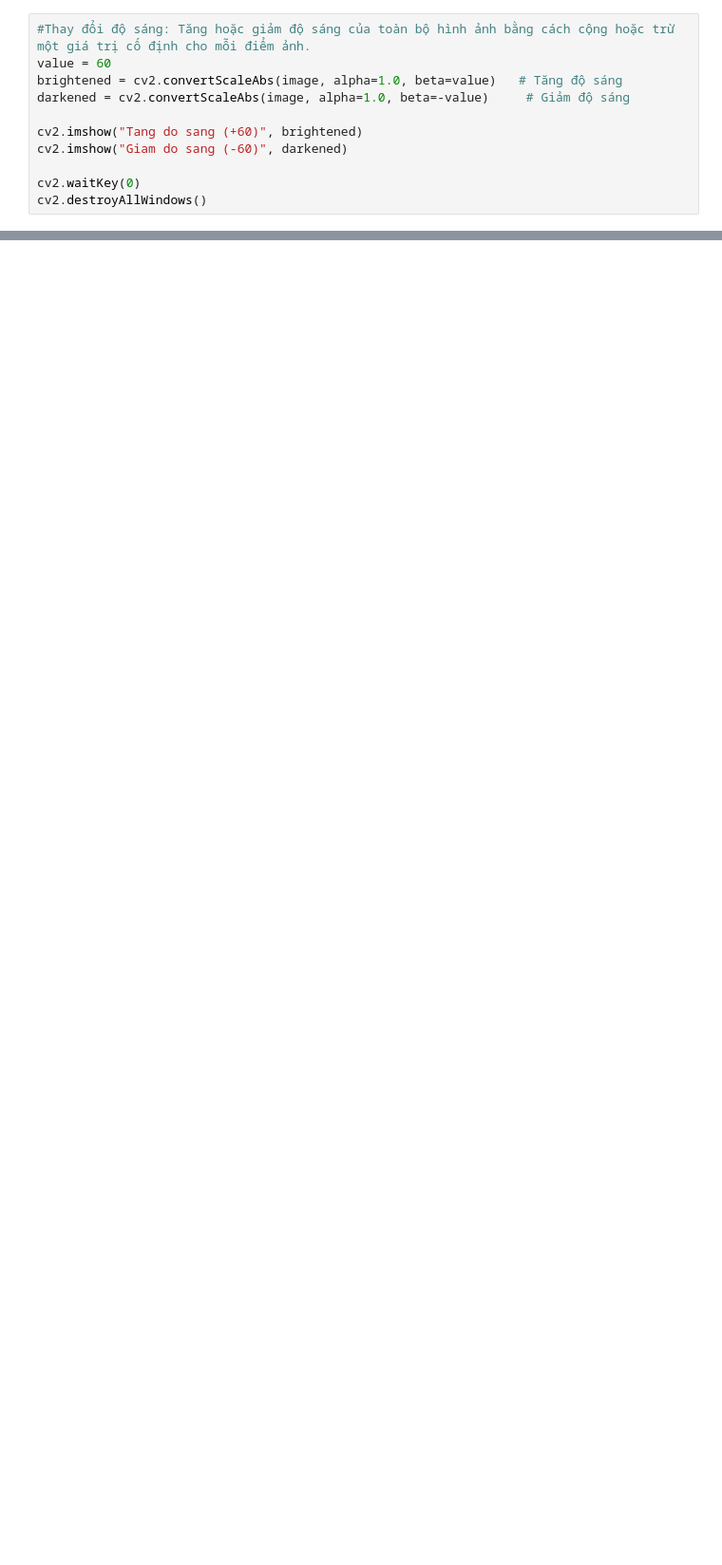
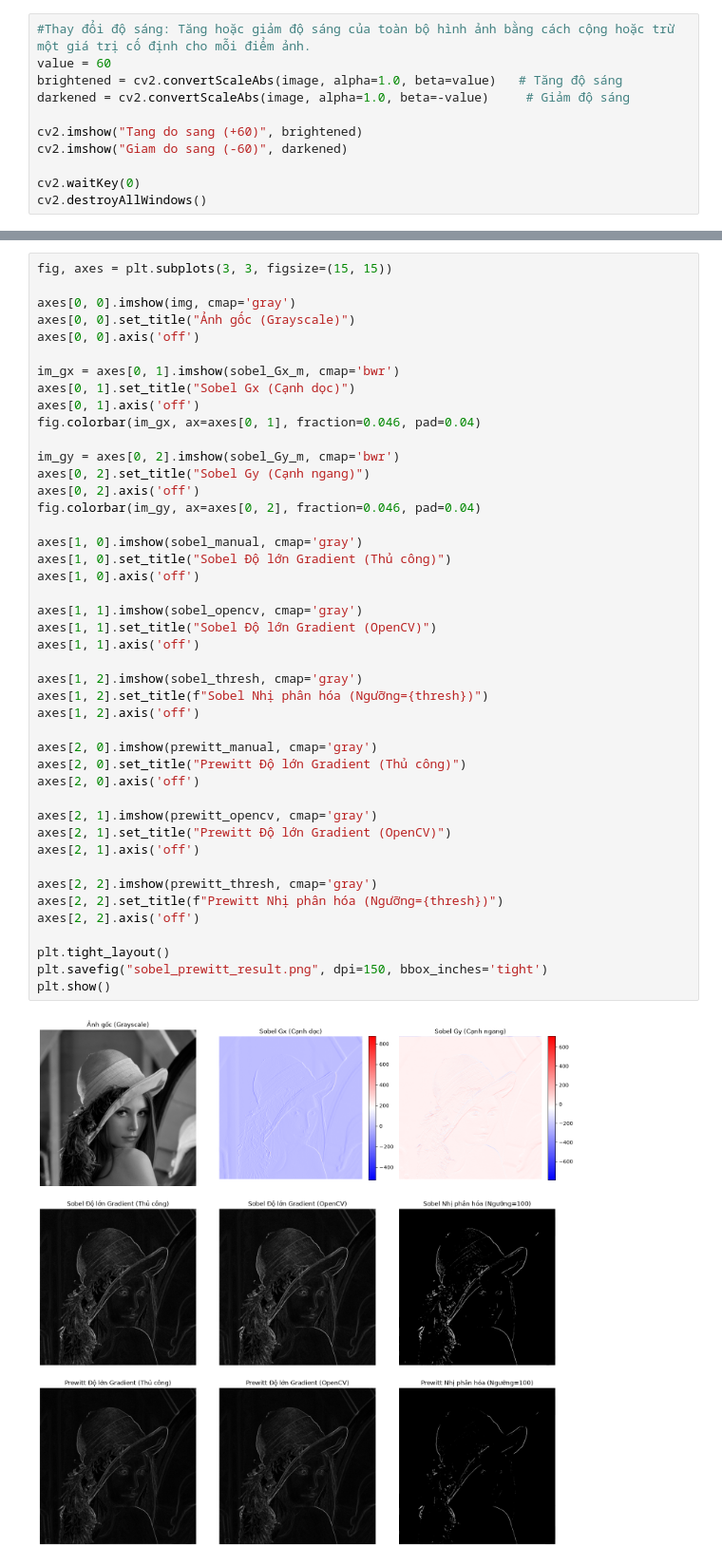
Before and after one commit to NappoLeeShi/computer_vision, a Jupyter notebook: lab2/lab2.ipynb, the cells around one changed output, grey strips where cells are left out. Shown at 95% size. Cells and saved outputs as stored; diff of their text form; blank space fills up the shorter version.

```diff
--- a/lab2/lab2.ipynb
+++ b/lab2/lab2.ipynb
@@ -27,0 +151,46 @@ cv2.destroyAllWindows()
+# %%
+fig, axes = plt.subplots(3, 3, figsize=(15, 15))
+
+axes[0, 0].imshow(img, cmap='gray')
+axes[0, 0].set_title("Ảnh gốc (Grayscale)")
+axes[0, 0].axis('off')
+
+im_gx = axes[0, 1].imshow(sobel_Gx_m, cmap='bwr')
+axes[0, 1].set_title("Sobel Gx (Cạnh dọc)")
+axes[0, 1].axis('off')
+fig.colorbar(im_gx, ax=axes[0, 1], fraction=0.046, pad=0.04)
+
+im_gy = axes[0, 2].imshow(sobel_Gy_m, cmap='bwr')
+axes[0, 2].set_title("Sobel Gy (Cạnh ngang)")
+axes[0, 2].axis('off')
+fig.colorbar(im_gy, ax=axes[0, 2], fraction=0.046, pad=0.04)
+
+axes[1, 0].imshow(sobel_manual, cmap='gray')
+axes[1, 0].set_title("Sobel Độ lớn Gradient (Thủ công)")
+axes[1, 0].axis('off')
+
+axes[1, 1].imshow(sobel_opencv, cmap='gray')
+axes[1, 1].set_title("Sobel Độ lớn Gradient (OpenCV)")
+axes[1, 1].axis('off')
+
+axes[1, 2].imshow(sobel_thresh, cmap='gray')
+axes[1, 2].set_title(f"Sobel Nhị phân hóa (Ngưỡng={thresh})")
+axes[1, 2].axis('off')
+
+axes[2, 0].imshow(prewitt_manual, cmap='gray')
+axes[2, 0].set_title("Prewitt Độ lớn Gradient (Thủ công)")
+axes[2, 0].axis('off')
+
+axes[2, 1].imshow(prewitt_opencv, cmap='gray')
+axes[2, 1].set_title("Prewitt Độ lớn Gradient (OpenCV)")
+axes[2, 1].axis('off')
+
+axes[2, 2].imshow(prewitt_thresh, cmap='gray')
+axes[2, 2].set_title(f"Prewitt Nhị phân hóa (Ngưỡng={thresh})")
+axes[2, 2].axis('off')
+
+plt.tight_layout()
+plt.savefig("sobel_prewitt_result.png", dpi=150, bbox_inches='tight')
+plt.show()
+# %% [output]
+[figure, added]
```
Also changed, not shown: parts of 6 cells of this notebook.
